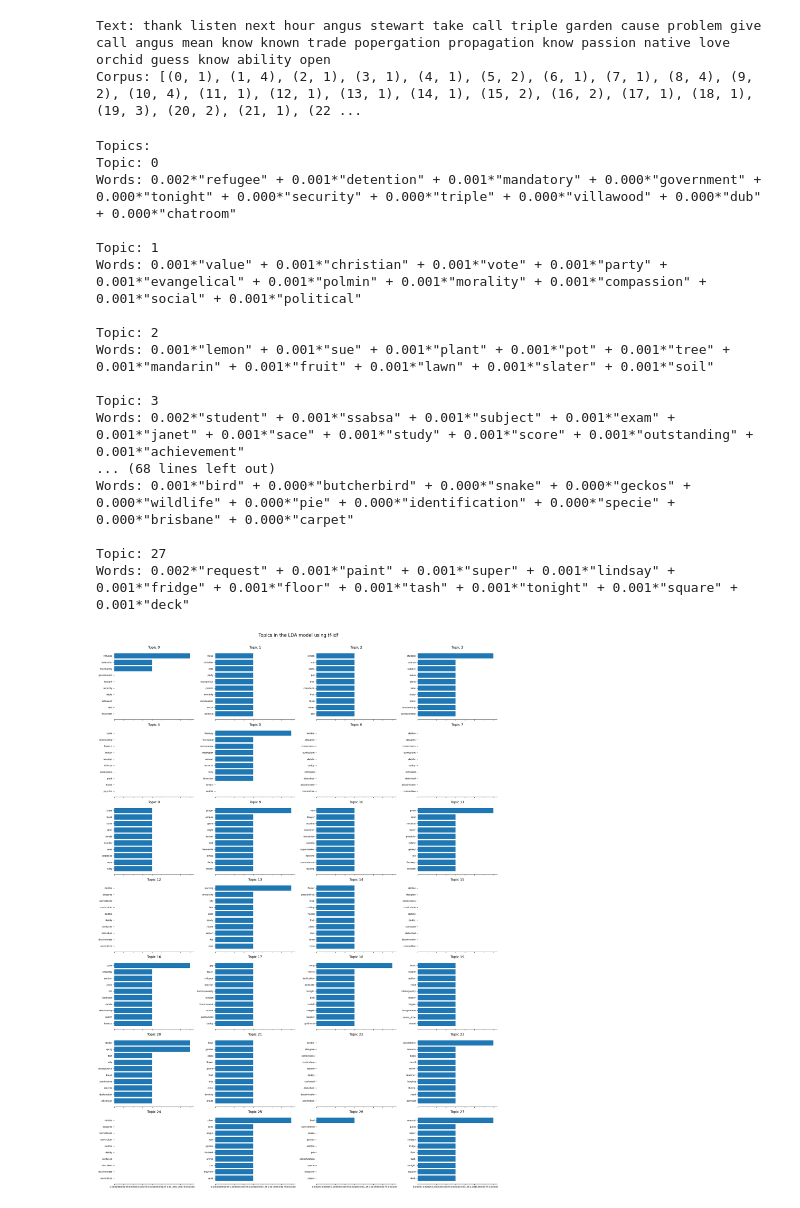
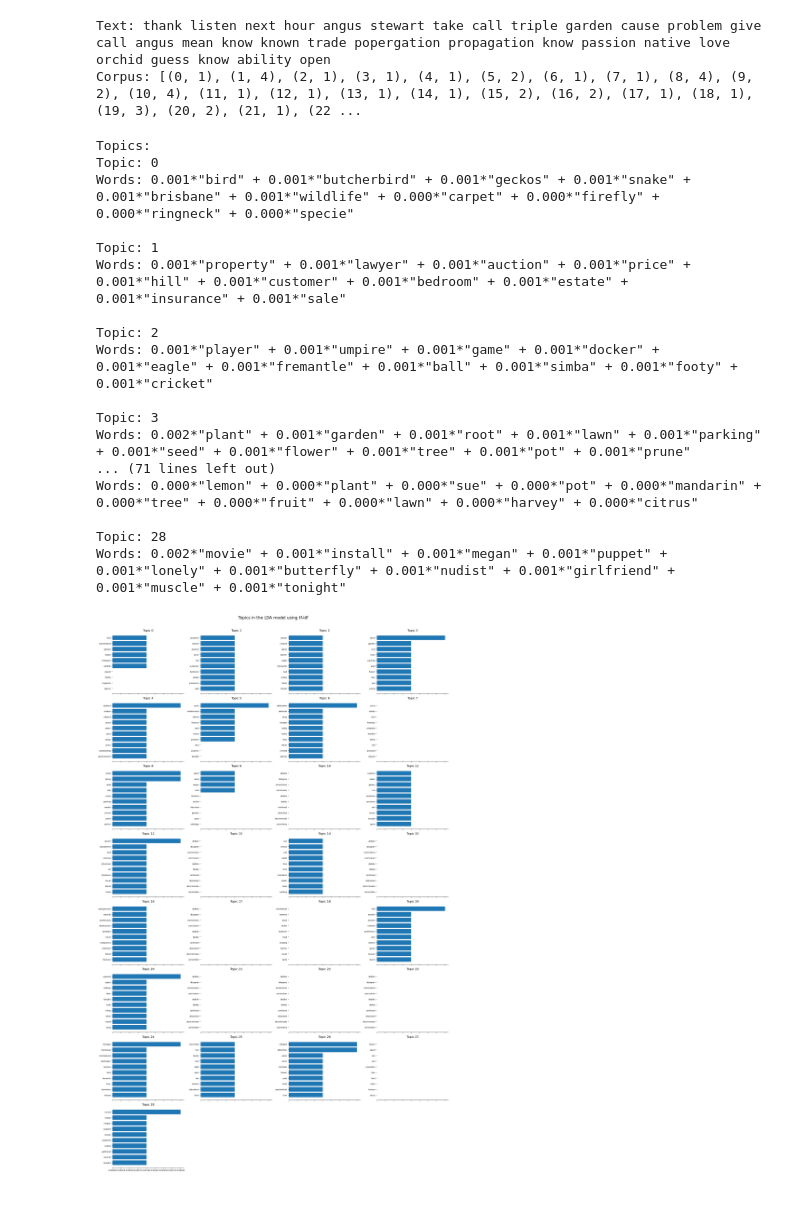
Before and after one commit to jn432/ANLP, a Jupyter notebook: Assignment 1/AT1.ipynb, the cells around one changed output. Cells and saved outputs as stored; diff of their text form; code cells hidden in the pictures.

Commit message:
Testing different topic groups

```diff
--- a/Assignment 1/AT1.ipynb
+++ b/Assignment 1/AT1.ipynb
@@ -601,7 +601,7 @@ tfidf = TfidfModel(corpus)
 corpus_tfidf = tfidf[corpus]
 
 # Train the LDA model
-num_topics = 28  # You can adjust this number
+num_topics = 29  # You can adjust this number
 lda_model = LdaMulticore(corpus=corpus_tfidf, id2word=dictionary, num_topics=num_topics, random_state=42)
 
 # Print the topics
@@ -656,43 +656,43 @@ plot_top_words(lda_model, dictionary.values(), n_top_words=10, title='Topics in
 def format_topics_sentences(ldamodel, corpus):
     topics_df = []
 
     for i, row in enumerate(ldamodel[corpus]):
         row = sorted(row, key=lambda x: (x[1]), reverse=True)
         # Get the Dominant topic, Perc Contribution and Keywords for each document
         for j, (topic_num, prop_topic) in enumerate(row):
             if j == 0:  # => dominant topic
                 wp = ldamodel.show_topic(topic_num)
                 topic_keywords = ", ".join([word for word, prop in wp])
                 topics_df.append([int(topic_num), round(prop_topic,4), topic_keywords])
             else:
                 break
 
     return pd.DataFrame(topics_df, columns=['Dominant_Topic', 'Perc_Contribution', 'Topic_Keywords'])
 
 # Use the function
 df_topic_sents_keywords = format_topics_sentences(ldamodel=lda_model, corpus=corpus_tfidf)
 
 # Combine original dataframe with the topic dataframe
-df_dominant_topic = pd.concat([df, df_topic_sents_keywords['Topic_Keywords']], axis=1)
+df_dominant_topic = pd.concat([df, df_topic_sents_keywords[['Dominant_Topic', 'Topic_Keywords']]], axis=1)
 # %% [output]
 Topics:
 Topic: 0
-Words: 0.002*"refugee" + 0.001*"detention" + 0.001*"mandatory" + 0.000*"government" + 0.000*"tonight" + 0.000*"security" + 0.000*"triple" + 0.000*"villawood" + 0.000*"dub" + 0.000*"chatroom"
+Words: 0.001*"bird" + 0.001*"butcherbird" + 0.001*"geckos" + 0.001*"snake" + 0.001*"brisbane" + 0.001*"wildlife" + 0.000*"carpet" + 0.000*"firefly" + 0.000*"ringneck" + 0.000*"specie"
 
 Topic: 1
-Words: 0.001*"value" + 0.001*"christian" + 0.001*"vote" + 0.001*"party" + 0.001*"evangelical" + 0.001*"polmin" + 0.001*"morality" + 0.001*"compassion" + 0.001*"social" + 0.001*"political"
+Words: 0.001*"property" + 0.001*"lawyer" + 0.001*"auction" + 0.001*"price" + 0.001*"hill" + 0.001*"customer" + 0.001*"bedroom" + 0.001*"estate" + 0.001*"insurance" + 0.001*"sale"
 
 Topic: 2
-Words: 0.001*"lemon" + 0.001*"sue" + 0.001*"plant" + 0.001*"pot" + 0.001*"tree" + 0.001*"mandarin" + 0.001*"fruit" + 0.001*"lawn" + 0.001*"slater" + 0.001*"soil"
+Words: 0.001*"player" + 0.001*"umpire" + 0.001*"game" + 0.001*"docker" + 0.001*"eagle" + 0.001*"fremantle" + 0.001*"ball" + 0.001*"simba" + 0.001*"footy" + 0.001*"cricket"
 
 Topic: 3
-Words: 0.002*"student" + 0.001*"ssabsa" + 0.001*"subject" + 0.001*"exam" + 0.001*"janet" + 0.001*"sace" + 0.001*"study" + 0.001*"score" + 0.001*"outstanding" + 0.001*"achievement"
-... (68 lines left out)
-Words: 0.001*"bird" + 0.000*"butcherbird" + 0.000*"snake" + 0.000*"geckos" + 0.000*"wildlife" + 0.000*"pie" + 0.000*"identification" + 0.000*"specie" + 0.000*"brisbane" + 0.000*"carpet"
+Words: 0.002*"plant" + 0.001*"garden" + 0.001*"root" + 0.001*"lawn" + 0.001*"parking" + 0.001*"seed" + 0.001*"flower" + 0.001*"tree" + 0.001*"pot" + 0.001*"prune"
+... (71 lines left out)
+Words: 0.000*"lemon" + 0.000*"plant" + 0.000*"sue" + 0.000*"pot" + 0.000*"mandarin" + 0.000*"tree" + 0.000*"fruit" + 0.000*"lawn" + 0.000*"harvey" + 0.000*"citrus"
 
-Topic: 27
-Words: 0.002*"request" + 0.001*"paint" + 0.001*"super" + 0.001*"lindsay" + 0.001*"fridge" + 0.001*"floor" + 0.001*"tash" + 0.001*"tonight" + 0.001*"square" + 0.001*"deck"
+Topic: 28
+Words: 0.002*"movie" + 0.001*"install" + 0.001*"megan" + 0.001*"puppet" + 0.001*"lonely" + 0.001*"butterfly" + 0.001*"nudist" + 0.001*"girlfriend" + 0.001*"muscle" + 0.001*"tonight"
-[figure, old version]
+[figure, new version]
 # %%
 df_dominant_topic = df_dominant_topic.drop(['Most_Common_Word'], axis=1)
 # %%
```
Also changed, not shown: parts of 6 cells of this notebook.
